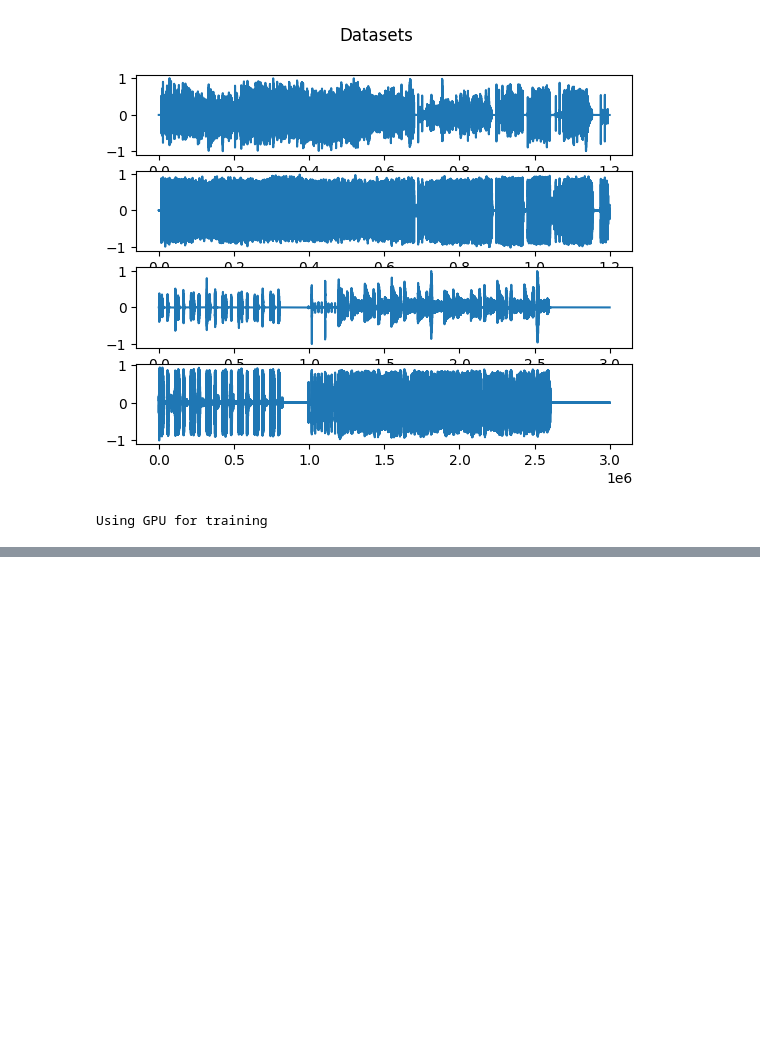
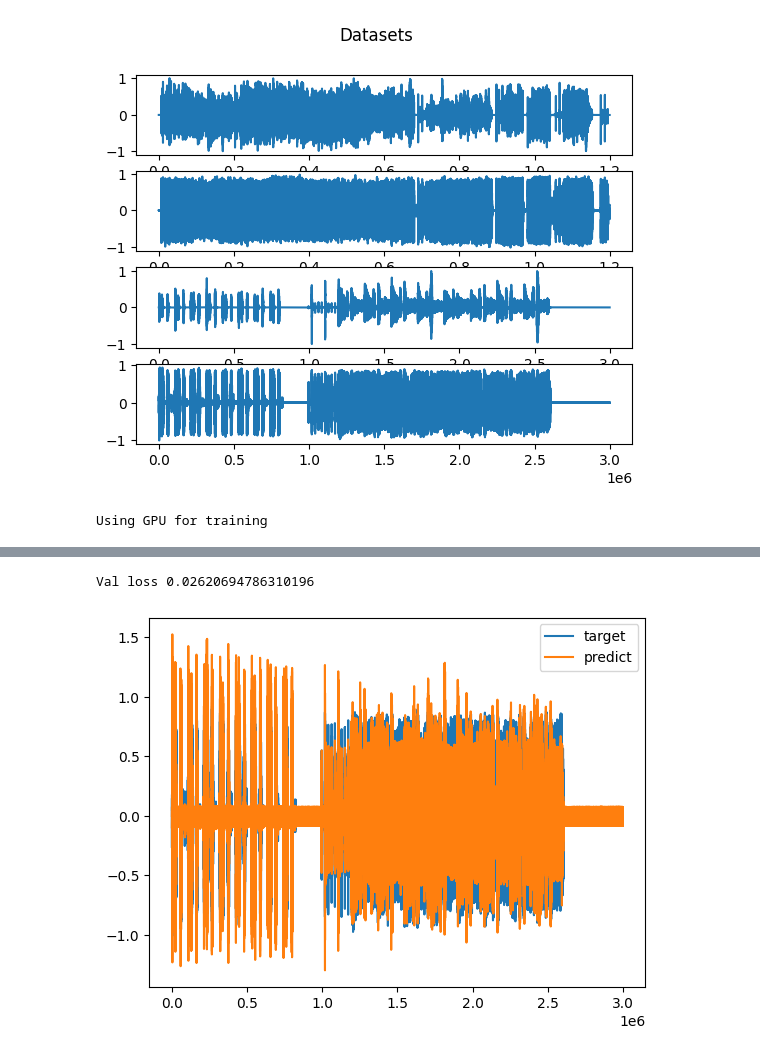
Before and after one commit to taqinlaodedie/RNNAmpClone, a Jupyter notebook: LSTM.ipynb, the cells around one changed output, grey strips where cells are left out. Cells and saved outputs as stored; diff of their text form; code cells hidden in the pictures; blank space fills up the shorter version.

Commit message:
Optimize training policy

```diff
--- a/LSTM.ipynb
+++ b/LSTM.ipynb
@@ -122,7 +123,7 @@ class ESR(nn.Module):
 # Create model
 model = RNNModel(input_size, hidden_size)
 # model = torch.load("test.pth")
-loss_function = ESR()
+loss_function = nn.MSELoss()
 optimizer = torch.optim.Adam(model.parameters(), lr=lr, weight_decay=1e-4)
 model.to(device)
 print(model)
@@ -145,20 +146,24 @@ for i in range(epochs):
     target_trainset = target_trainset[shuffle]
     adjust_lr(optimizer, i, lr)
     loss = 0
-    model.reset_hidden()
     for j in range(math.ceil(input_trainset.shape[0] / batch_size)):
-        optimizer.zero_grad()
-
         input_batch = input_trainset[j*batch_size : j*batch_size+batch_size, :, :]
         target_batch = target_trainset[j*batch_size : j*batch_size+batch_size, :, :]
-        pred = model(input_batch)
-        single_loss = loss_function(pred, target_batch)
-        single_loss.backward()
-        optimizer.step()
-        loss += single_loss
+        batch_loss = 0
+        for k in range(math.ceil(input_batch.shape[1] / sequence_size)):
+            optimizer.zero_grad()
+            pred = model(input_batch[:, k*sequence_size : k*sequence_size+sequence_size, :])
+            single_loss = loss_function(pred, target_batch[:, k*sequence_size : k*sequence_size+sequence_size, :])
+            single_loss.backward()
+            optimizer.step()
+            batch_loss += single_loss
+            model.reset_hidden()
+        batch_loss /= (k + 1)
+        loss += batch_loss
+        # print("Batch {} loss {}".format(j, batch_loss), end='\r')
     loss /= (j + 1)
     if i % 25 == 0:
-        print("Epoch {} loss {}".format(i, loss))
+      print("Epoch {} loss {}".format(i, loss))
 
 torch.save(model, name+".pth")
 # %% [output]
@@ -166,27 +174,36 @@ Epoch 0 loss 0.9928466081619263
 # %%
 # Eval
 pred = torch.empty_like(input_valset)
 model.eval()
 loss = 0
 for i in range(math.ceil(input_valset.shape[0] / batch_size)):
     input_batch = input_valset[i*batch_size : i*batch_size+batch_size, :, :]
     val_batch = target_valset[i*batch_size : i*batch_size+batch_size, :, :]
-    pred_batch = model(input_batch)
-    loss += loss_function(pred_batch, val_batch)
+    pred_batch = torch.empty_like(input_batch)
+    for k in range(math.ceil(input_batch.shape[1] / sequence_size)):
+        pred_batch[:, k*sequence_size : k*sequence_size+sequence_size, :] = model(input_batch[:, k*sequence_size : k*sequence_size+sequence_size, :])
+        batch_loss += loss_function(pred_batch[:, k*sequence_size : k*sequence_size+sequence_size, :], val_batch[:, k*sequence_size : k*sequence_size+sequence_size, :])
+    batch_loss /= (k + 1)
+    loss += batch_loss
     pred[i*batch_size : i*batch_size+batch_size] = pred_batch
 loss /= (i + 1)
 print("Val loss {}".format(loss))
 
 # Plot target and pred
 pred = torch.flatten(pred).detach().to(torch.device("cpu")).numpy()
 target = torch.flatten(target_valset).detach().to(torch.device("cpu")).numpy()
 origin = torch.flatten(input_valset).detach().to(torch.device("cpu")).numpy()
+# pred = np.convolve(pred, h)
+# Anti aliasing
+
 plt.figure(2)
-plt.plot(target[:44100], label="target")
-plt.plot(origin[:44100], label="origin")
-plt.plot(pred[:44100], label="predict")
+plt.plot(target, label="target")
+plt.plot(pred, label="predict")
 plt.legend()
 plt.show()
 
 write_wav_file("pred.wav", pred, 44100)
 write_wav_file("target.wav", target, 44100)
+# %% [output]
+Val loss 0.02620694786310196
+[figure, added]
```
Also changed, not shown: parts of 3 cells of this notebook, 2 other files.
